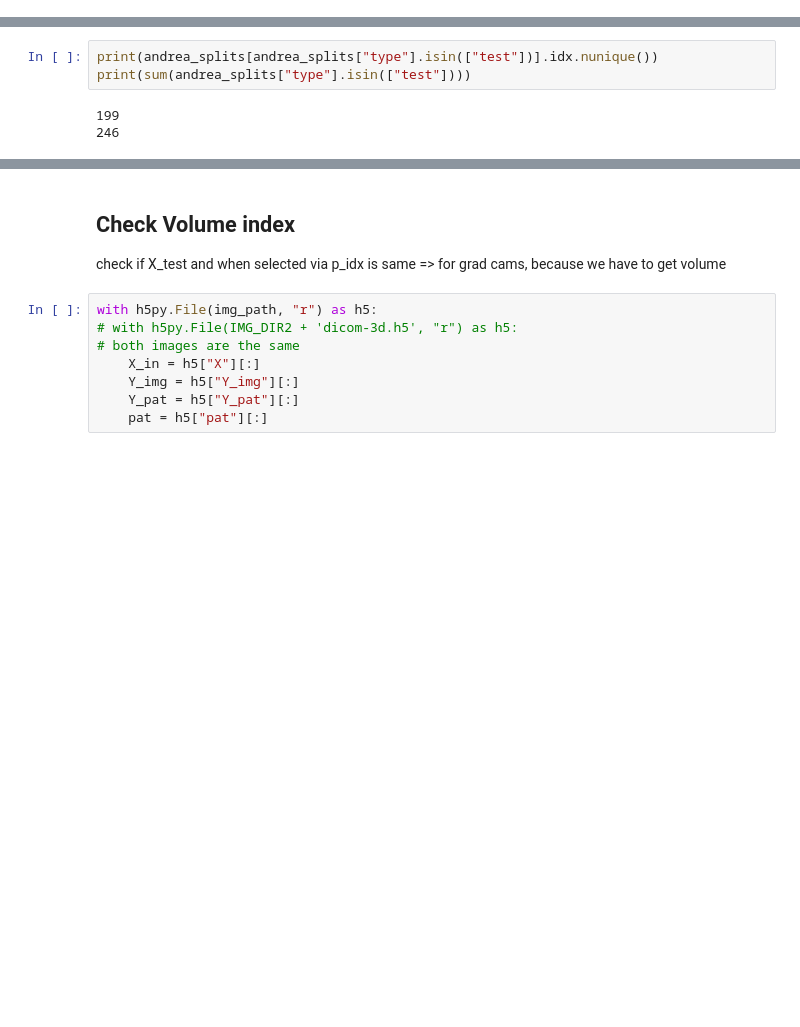
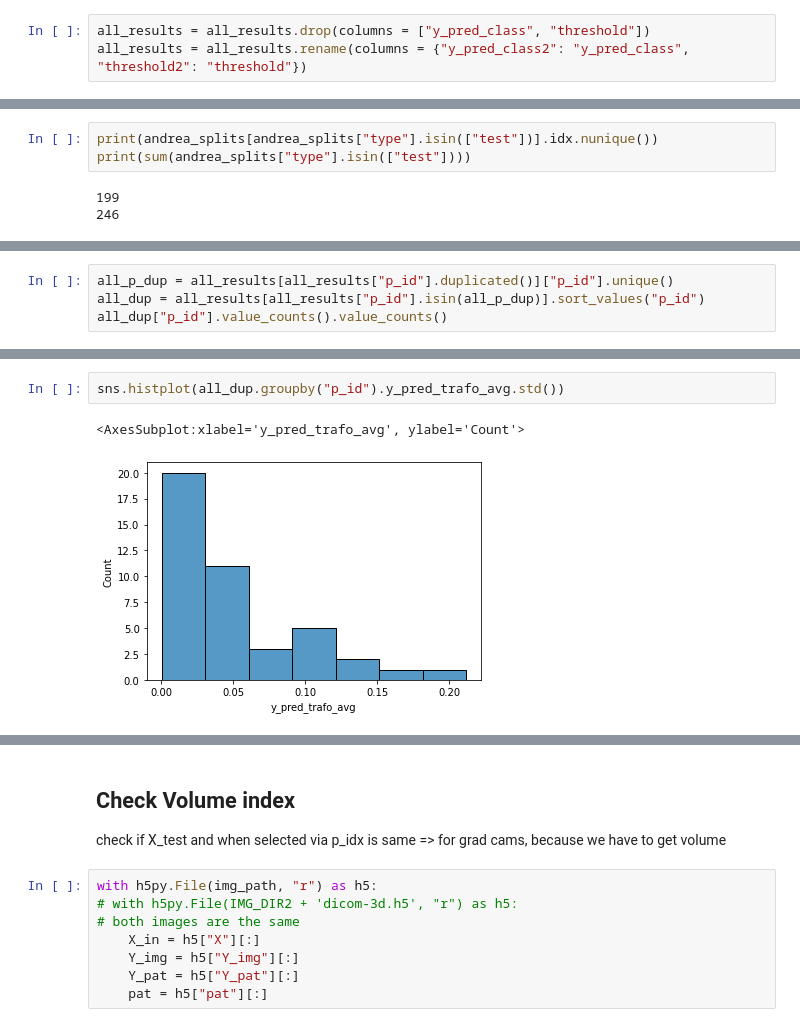
Before and after one commit to NorDar/explainable_AI, a Jupyter notebook: Result_Assembly.ipynb, the cells around one changed output, grey strips where cells are left out. Saved outputs shown, nothing was run; the diff lists cells and outputs as text; blank space fills up the shorter version.

```diff
--- a/Result_Assembly.ipynb
+++ b/Result_Assembly.ipynb
@@ -577,0 +599,3 @@ all_results
+# %%
+all_results = all_results.drop(columns = ["y_pred_class", "threshold"])
+all_results = all_results.rename(columns = {"y_pred_class2": "y_pred_class", "threshold2": "threshold"})
@@ -596,0 +619,4 @@ NameError: name 'pat' is not defined
+# %%
+all_p_dup = all_results[all_results["p_id"].duplicated()]["p_id"].unique()
+all_dup = all_results[all_results["p_id"].isin(all_p_dup)].sort_values("p_id")
+all_dup["p_id"].value_counts().value_counts()
@@ -596,0 +636,5 @@ NameError: name 'pat' is not defined
+# %%
+sns.histplot(all_dup.groupby("p_id").y_pred_trafo_avg.std())
+# %% [output]
+<AxesSubplot:xlabel='y_pred_trafo_avg', ylabel='Count'>
+[figure, added]
```
Also changed, not shown: parts of 21 cells of this notebook, 7 other files.
